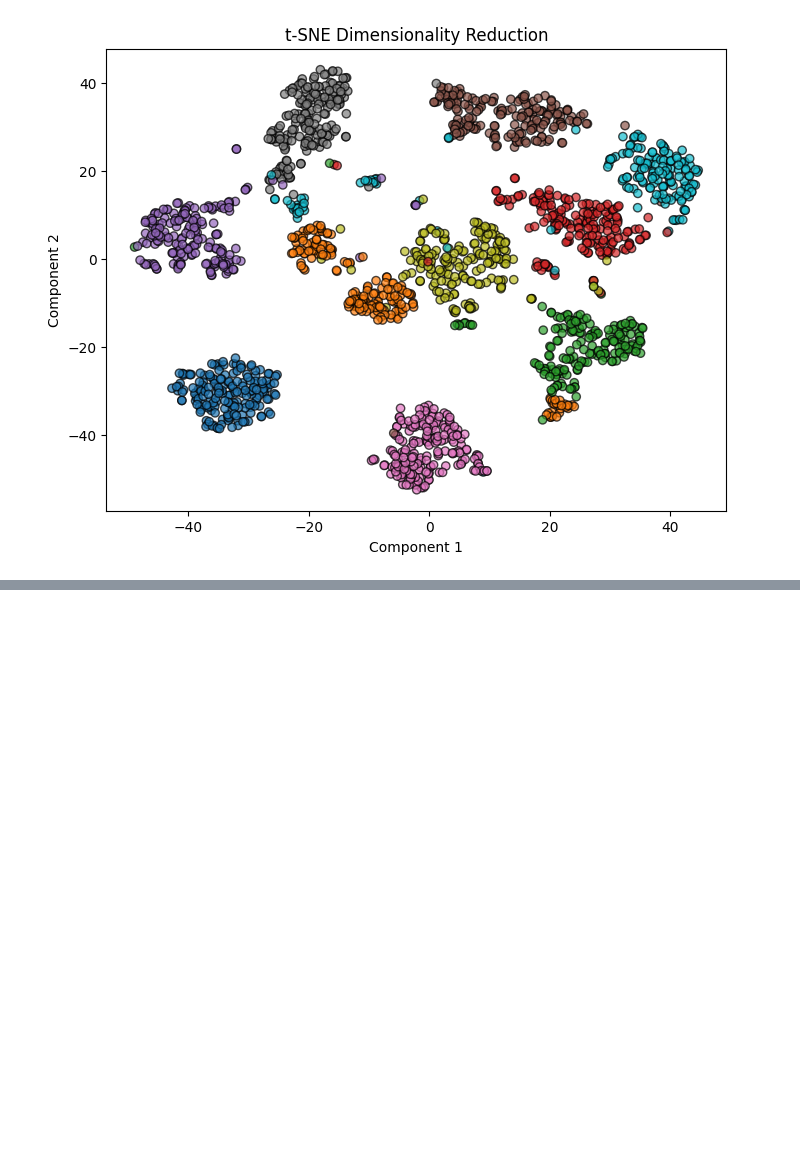
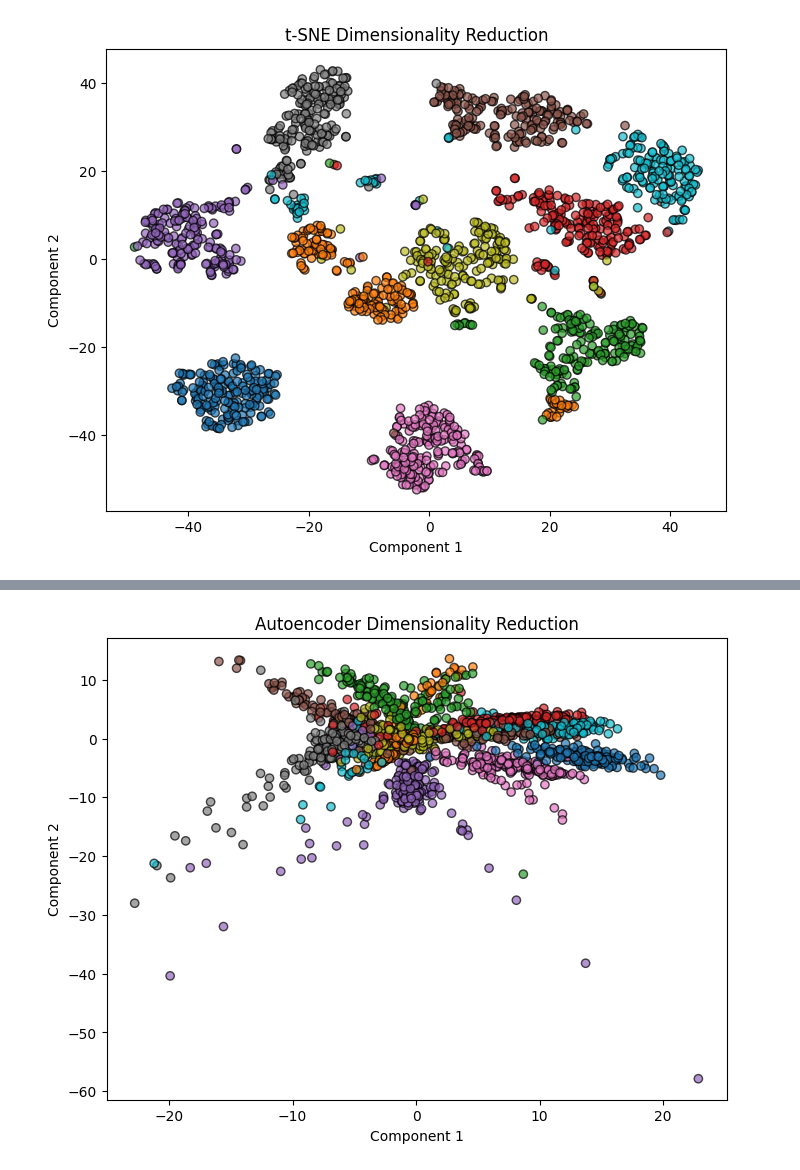
Before and after one commit to arc6828/ai-py, a Jupyter notebook: classification/dimension-reduction.ipynb, the cells around one changed output, grey strips where cells are left out. Saved outputs shown, nothing was run; the diff lists cells and outputs as text; code cells hidden in the pictures; blank space fills up the shorter version.

Commit message:
Tensorflow

```diff
--- a/classification/dimension-reduction.ipynb
+++ b/classification/dimension-reduction.ipynb
@@ -51,3 +51,39 @@ X_tsne = tsne.fit_transform(X_scaled)
 plot_2d(X_tsne, y, "t-SNE Dimensionality Reduction")
 # %% [output]
 [figure]
+# %%
+import tensorflow as tf
+from tensorflow import keras
+from tensorflow.keras.layers import Input, Dense
+from tensorflow.keras.models import Model
+
+# สร้าง Autoencoder (ลดจาก 64 → 2 มิติ)
+input_dim = X_scaled.shape[1]
+
+# Encoder
+input_layer = Input(shape=(input_dim,))
+encoded = Dense(32, activation='relu')(input_layer)
+encoded = Dense(16, activation='relu')(encoded)
+encoded = Dense(2, activation='linear')(encoded)
+
+# Decoder
+decoded = Dense(16, activation='relu')(encoded)
+decoded = Dense(32, activation='relu')(decoded)
+decoded = Dense(input_dim, activation='linear')(decoded)
+
+# สร้าง Autoencoder Model
+autoencoder = Model(input_layer, decoded)
+encoder = Model(input_layer, encoded)
+
+# คอมไพล์โมเดล
+autoencoder.compile(optimizer='adam', loss='mse')
+
+# ฝึกสอนโมเดล
+autoencoder.fit(X_scaled, X_scaled, epochs=50, batch_size=32, shuffle=True, verbose=0)
+
+# ลดมิติข้อมูล
+X_autoenc = encoder.predict(X_scaled)
+
+# วาดผลลัพธ์
+plot_2d(X_autoenc, y, "Autoencoder Dimensionality Reduction")
+# %% [output]
@@ -53,0 +91 @@ plot_2d(X_tsne, y, "t-SNE Dimensionality Reduction")
+[figure, added]
```
Also changed, not shown: parts of 1 cell of this notebook, 1 other file.
